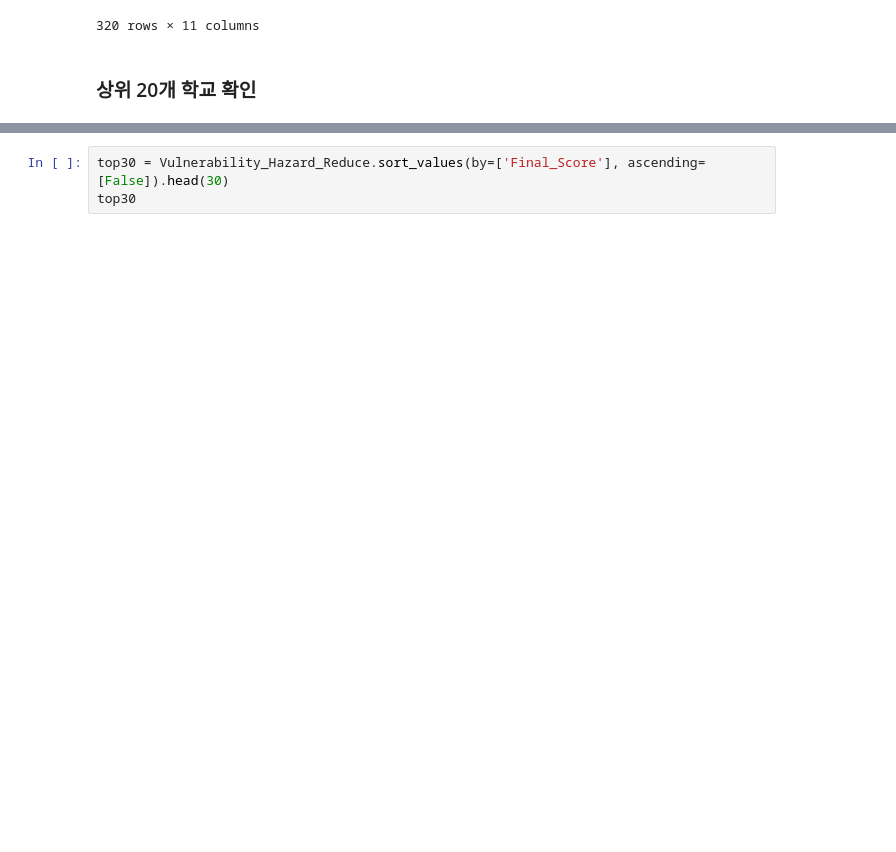
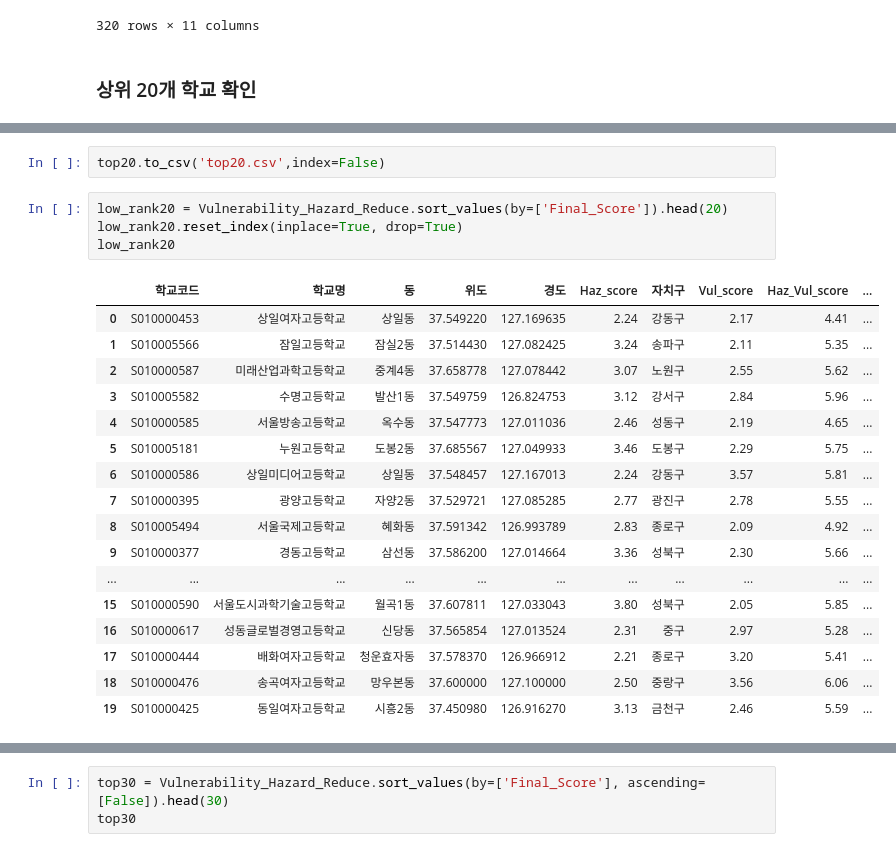
Before and after one commit to nam9296/School_CCTV_Bigdata, a Jupyter notebook: Clustering/2_최종점수산출/Total_Sum.ipynb, the cells around one changed output, grey strips where cells are left out. Drawn from its saved outputs; the diff is of its cells as text; blank space fills up the shorter version.

```diff
--- a/Clustering/2_최종점수산출/Total_Sum.ipynb
+++ b/Clustering/2_최종점수산출/Total_Sum.ipynb
@@ -217,0 +239,24 @@ top20
+# %%
+top20.to_csv('top20.csv',index=False)
+# %%
+low_rank20 = Vulnerability_Hazard_Reduce.sort_values(by=['Final_Score']).head(20)
+low_rank20.reset_index(inplace=True, drop=True)
+low_rank20
+# %% [output]
+|  | 학교코드 | 학교명 | 동 | 위도 | 경도 | Haz_score | 자치구 | Vul_score | Haz_Vul_score | ... |
+| 0 | S010000453 | 상일여자고등학교 | 상일동 | 37.549220 | 127.169635 | 2.24 | 강동구 | 2.17 | 4.41 | ... |
+| 1 | S010005566 | 잠일고등학교 | 잠실2동 | 37.514430 | 127.082425 | 3.24 | 송파구 | 2.11 | 5.35 | ... |
+| 2 | S010000587 | 미래산업과학고등학교 | 중계4동 | 37.658778 | 127.078442 | 3.07 | 노원구 | 2.55 | 5.62 | ... |
+| 3 | S010005582 | 수명고등학교 | 발산1동 | 37.549759 | 126.824753 | 3.12 | 강서구 | 2.84 | 5.96 | ... |
+| 4 | S010000585 | 서울방송고등학교 | 옥수동 | 37.547773 | 127.011036 | 2.46 | 성동구 | 2.19 | 4.65 | ... |
+| 5 | S010005181 | 누원고등학교 | 도봉2동 | 37.685567 | 127.049933 | 3.46 | 도봉구 | 2.29 | 5.75 | ... |
+| 6 | S010000586 | 상일미디어고등학교 | 상일동 | 37.548457 | 127.167013 | 2.24 | 강동구 | 3.57 | 5.81 | ... |
+| 7 | S010000395 | 광양고등학교 | 자양2동 | 37.529721 | 127.085285 | 2.77 | 광진구 | 2.78 | 5.55 | ... |
+| 8 | S010005494 | 서울국제고등학교 | 혜화동 | 37.591342 | 126.993789 | 2.83 | 종로구 | 2.09 | 4.92 | ... |
+| 9 | S010000377 | 경동고등학교 | 삼선동 | 37.586200 | 127.014664 | 3.36 | 성북구 | 2.30 | 5.66 | ... |
+| ... | ... | ... | ... | ... | ... | ... | ... | ... | ... | ... |
+| 15 | S010000590 | 서울도시과학기술고등학교 | 월곡1동 | 37.607811 | 127.033043 | 3.80 | 성북구 | 2.05 | 5.85 | ... |
+| 16 | S010000617 | 성동글로벌경영고등학교 | 신당동 | 37.565854 | 127.013524 | 2.31 | 중구 | 2.97 | 5.28 | ... |
+| 17 | S010000444 | 배화여자고등학교 | 청운효자동 | 37.578370 | 126.966912 | 2.21 | 종로구 | 3.20 | 5.41 | ... |
+| 18 | S010000476 | 송곡여자고등학교 | 망우본동 | 37.600000 | 127.100000 | 2.50 | 중랑구 | 3.56 | 6.06 | ... |
+| 19 | S010000425 | 동일여자고등학교 | 시흥2동 | 37.450980 | 126.916270 | 3.13 | 금천구 | 2.46 | 5.59 | ... |
```
Also changed, not shown: parts of 7 cells of this notebook.
